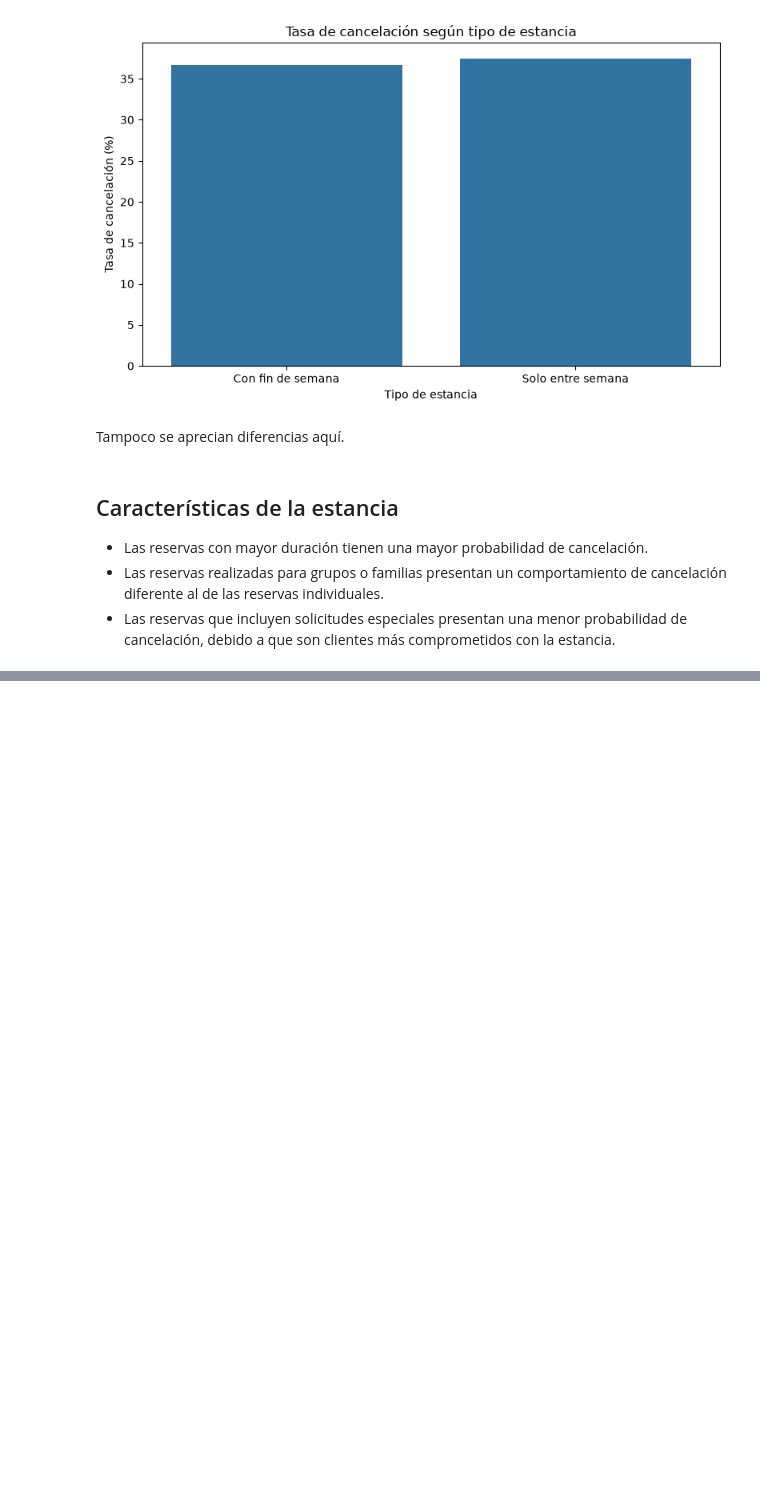
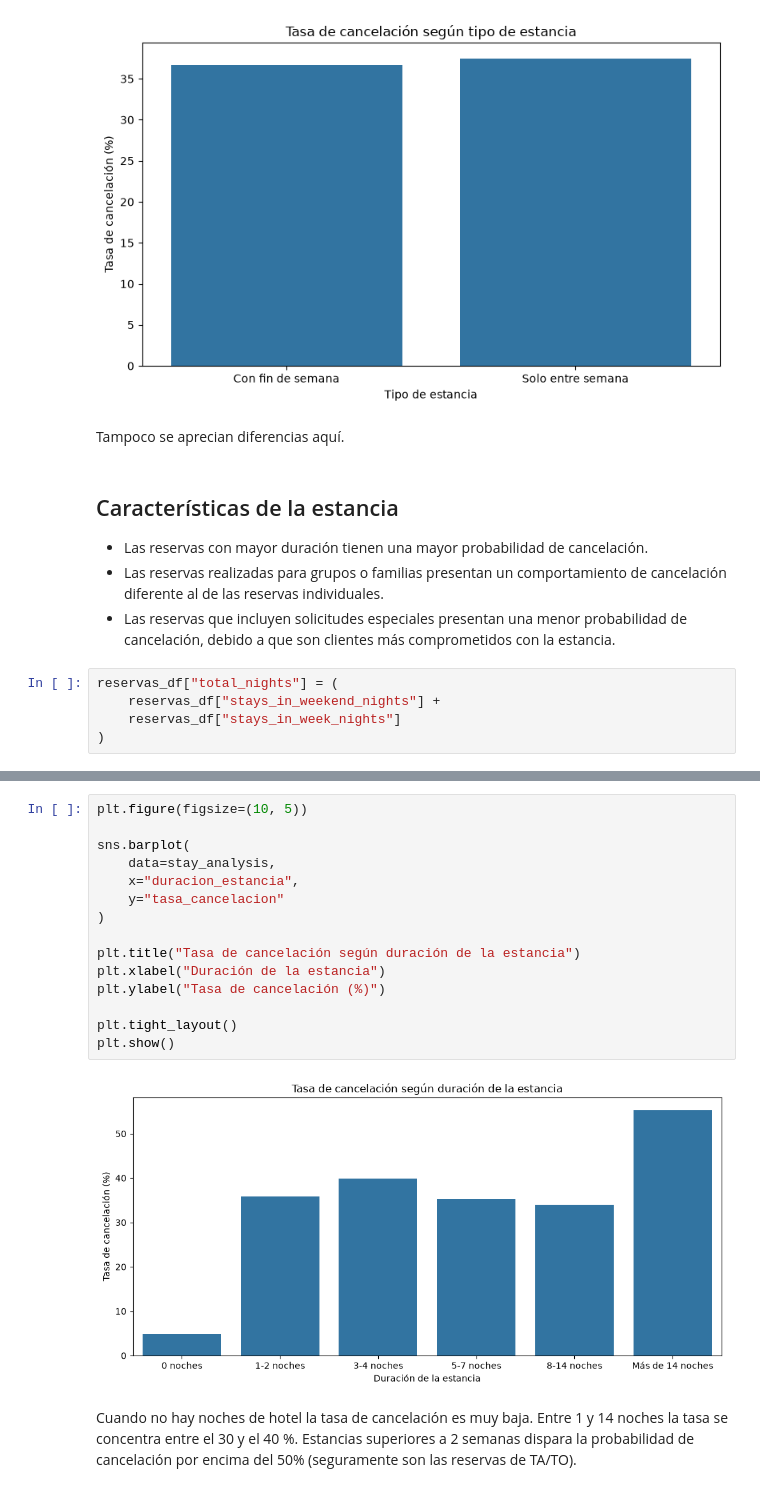
Before and after one commit to victorlopez-ds/entrega-machine-learning-pontia, a Jupyter notebook: notebooks/exploracion/eda_inicial.ipynb, the cells around one changed output, grey strips where cells are left out. Drawn from its saved outputs; the diff is of its cells as text; blank space fills up the shorter version.

```diff
--- a/notebooks/exploracion/eda_inicial.ipynb
+++ b/notebooks/exploracion/eda_inicial.ipynb
@@ -971,3 +971,8 @@ Tampoco se aprecian diferencias aquí.
 - Las reservas con mayor duración tienen una mayor probabilidad de cancelación.
 - Las reservas realizadas para grupos o familias presentan un comportamiento de cancelación diferente al de las reservas individuales.
 - Las reservas que incluyen solicitudes especiales presentan una menor probabilidad de cancelación, debido a que son clientes más comprometidos con la estancia.
+# %%
+reservas_df["total_nights"] = (
+    reservas_df["stays_in_weekend_nights"] +
+    reservas_df["stays_in_week_nights"]
+)
@@ -973,0 +1018,19 @@ Tampoco se aprecian diferencias aquí.
+# %%
+plt.figure(figsize=(10, 5))
+
+sns.barplot(
+    data=stay_analysis,
+    x="duracion_estancia",
+    y="tasa_cancelacion"
+)
+
+plt.title("Tasa de cancelación según duración de la estancia")
+plt.xlabel("Duración de la estancia")
+plt.ylabel("Tasa de cancelación (%)")
+
+plt.tight_layout()
+plt.show()
+# %% [output]
+[figure, added]
+# %% [markdown]
+Cuando no hay noches de hotel la tasa de cancelación es muy baja. Entre 1 y 14 noches la tasa se concentra entre el 30 y el 40 %. Estancias superiores a 2 semanas dispara la probabilidad de cancelación por encima del 50% (seguramente son las reservas de TA/TO).
```
Also changed, not shown: parts of 9 cells of this notebook.
